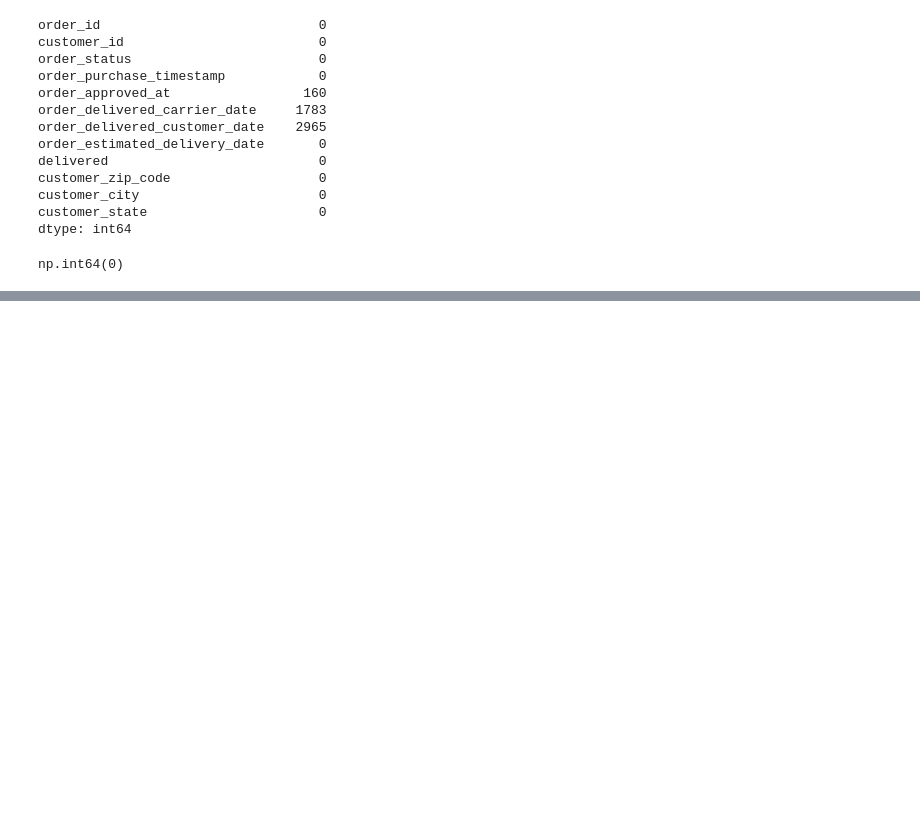
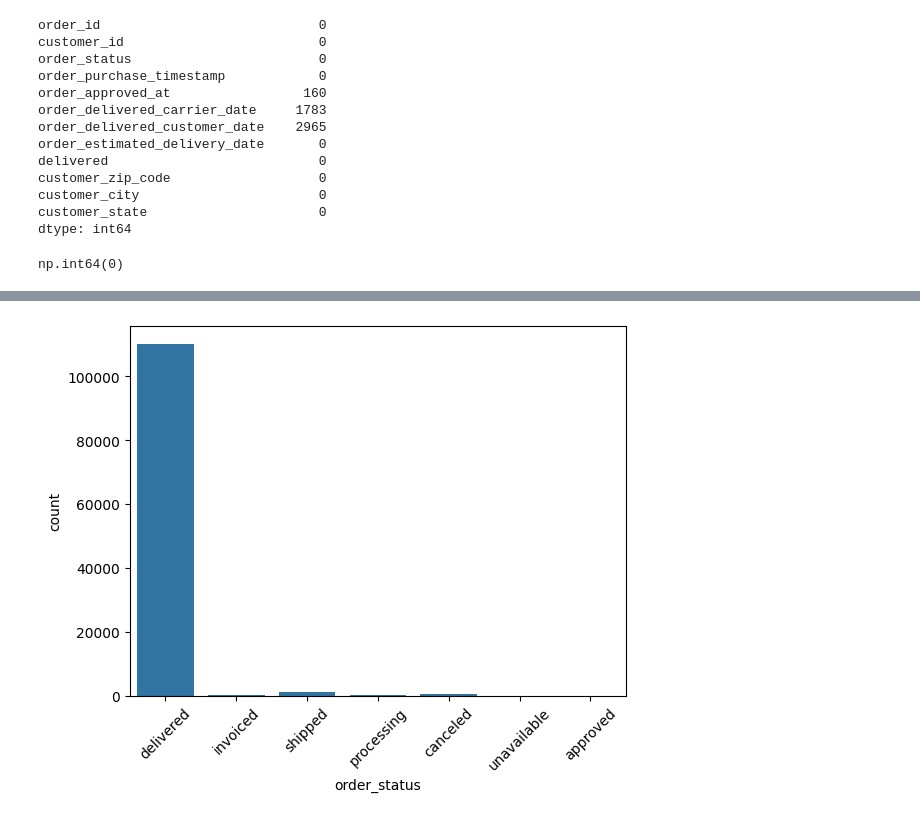
Before and after one commit to Anuj04432/Data_Cleaning_Using_Python, a Jupyter notebook: clean.ipynb, the cells around one changed output, grey strips where cells are left out. Saved outputs shown, nothing was run; the diff lists cells and outputs as text; code cells hidden in the pictures; blank space fills up the shorter version.

```diff
--- a/clean.ipynb
+++ b/clean.ipynb
@@ -300,0 +314,6 @@ df.head()
+# %%
+sns.countplot(x=df["order_status"])
+plt.xticks(rotation=45)
+plt.show()
+# %% [output]
+[figure, added]
```
Also changed, not shown: parts of 14 cells of this notebook.
